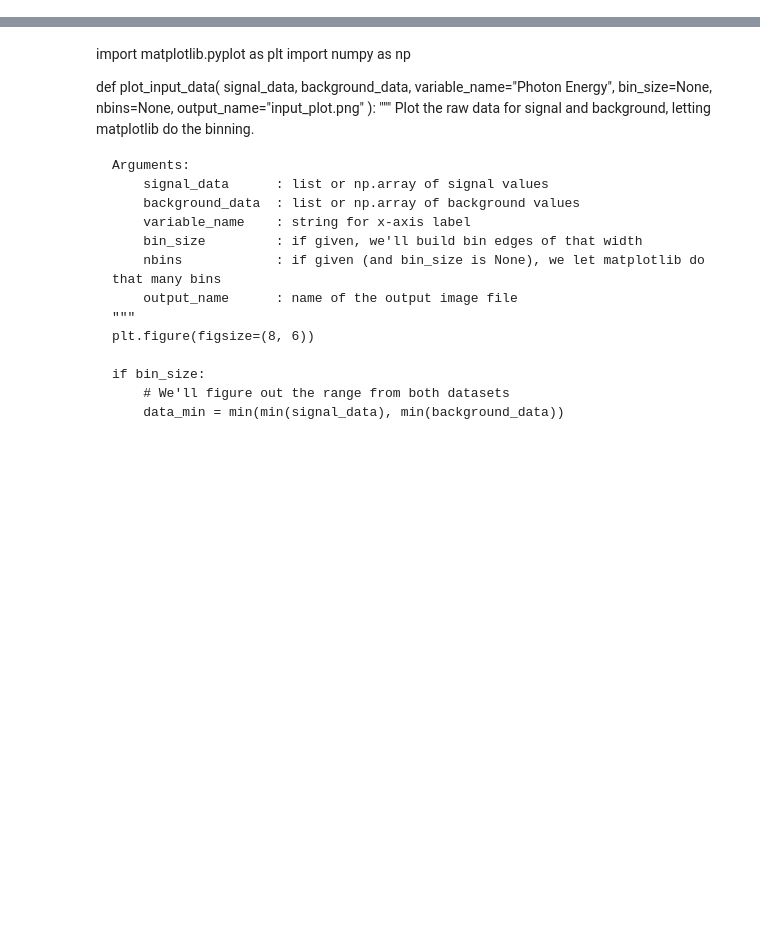
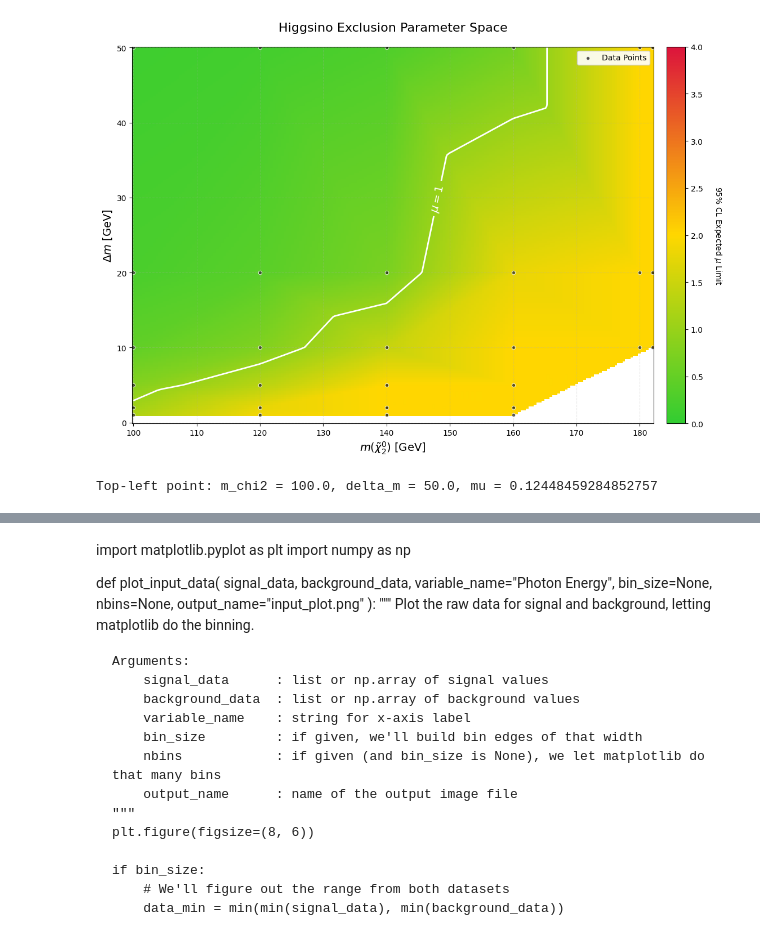
Before and after one commit to Long26696/FCC, a Jupyter notebook: jjia_notebook (1) (1)-Copy1 (1).ipynb, the cells around one changed output, grey strips where cells are left out. Cells and saved outputs as stored; diff of their text form; code cells hidden in the pictures; blank space fills up the shorter version.

```diff
--- a/jjia_notebook (1) (1)-Copy1 (1).ipynb
+++ b/jjia_notebook (1) (1)-Copy1 (1).ipynb
@@ -387,0 +582,74 @@ plt.show()
+# %%
+import numpy as np
+import matplotlib.pyplot as plt
+from scipy.interpolate import griddata
+
+# 加载数据
+with open("fit_results.json", "r") as f:
+    results = json.load(f)
+
+# 提取数据
+m_chi2 = np.array([d['m_N2'] for d in results])
+delta_m = np.array([d['delta_m'] for d in results])
+mu_vals = np.array([d['exp_limits'][2] for d in results])
+
+# 创建插值网格
+xi = np.linspace(min(m_chi2), max(m_chi2), 200)
+yi = np.linspace(0, max(delta_m), 200)  # 从0开始更合理
+xi, yi = np.meshgrid(xi, yi)
+
+# 使用线性插值保证稳定性
+zi = griddata((m_chi2, delta_m), mu_vals, (xi, yi), method='linear')
+
+# 创建图形
+plt.figure(figsize=(12, 8))
+
+# 定义自定义颜色映射
+from matplotlib.colors import LinearSegmentedColormap
+colors = [(0, "limegreen"), (0.5, "gold"), (1, "crimson")]
+cmap = LinearSegmentedColormap.from_list("custom", colors, N=256)
+
+# 绘制热图
+heatmap = plt.pcolormesh(xi, yi, zi,
+                        cmap=cmap,
+                        shading='auto',
+                        vmin=0,
+                        vmax=4)  # 扩展上限到4
+
+# 添加μ=1的等高线
+cs = plt.contour(xi, yi, zi, levels=[1],
+                colors='white', linewidths=2)
+plt.clabel(cs, inline=True, fmt=r'$\mu=1$', fontsize=14)
+
+# 添加数据点标记
+plt.scatter(m_chi2, delta_m, c='black', s=20,
+           edgecolors='white', label='Data Points', alpha=0.7)
+
+# 添加颜色条
+cbar = plt.colorbar(heatmap, pad=0.02)
+cbar.set_label(r'95% CL Expected $\mu$ Limit', rotation=270, labelpad=25)
+
+# 坐标轴设置
+plt.xlabel(r'$m(\tilde{\chi}_2^0)$ [GeV]', fontsize=14)
+plt.ylabel(r'$\Delta m$ [GeV]', fontsize=14)
+plt.title("Higgsino Exclusion Parameter Space", fontsize=16, pad=20)
+
+# 优化网格和布局
+plt.grid(True, alpha=0.3, linestyle='--')
+plt.legend(loc='upper right', framealpha=0.9)
+plt.tight_layout()
+
+# 保存并显示
+plt.savefig("Higgsino_Heatmap.png", dpi=300, bbox_inches='tight')
+plt.show()
+# %% [output]
+[figure, added]
+# %%
+top_left_index = np.argmax(delta_m - m_chi2)
+m_top = m_chi2[top_left_index]
+dm_top = delta_m[top_left_index]
+mu_top = mu_vals[top_left_index]
+
+print(f"Top-left point: m_chi2 = {m_top}, delta_m = {dm_top}, mu = {mu_top}")
+# %% [output]
+Top-left point: m_chi2 = 100.0, delta_m = 50.0, mu = 0.12448459284852757
```
Also changed, not shown: parts of 19 cells of this notebook.
